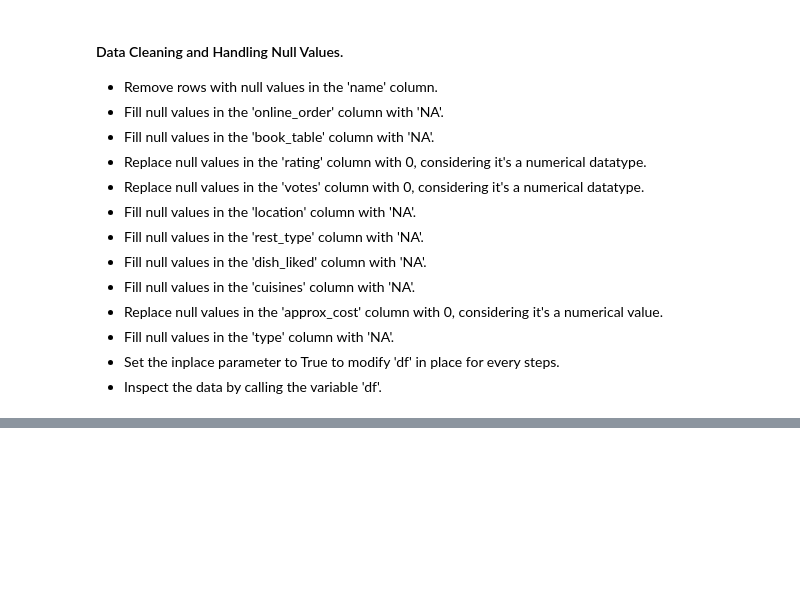
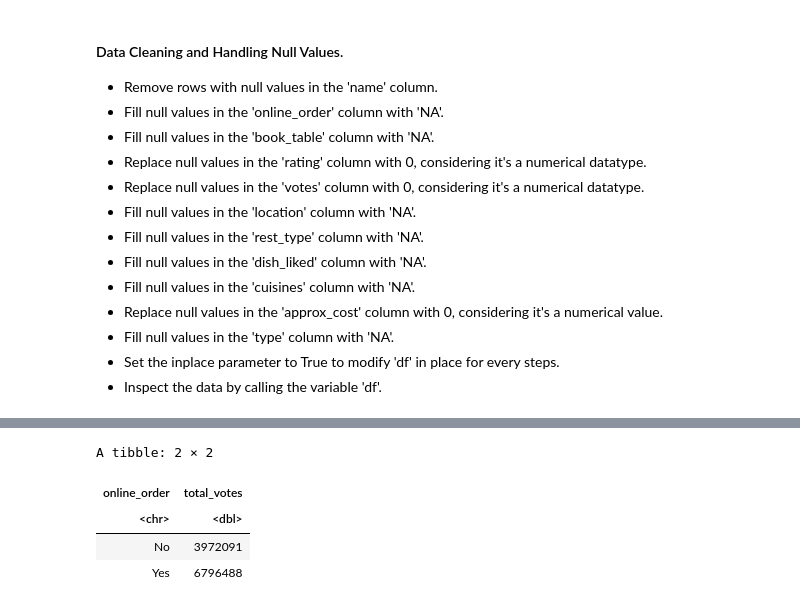
Before and after one commit to amithvardhan99/misc, a Jupyter notebook: Food Delivery App Data Analysis R/notebook.ipynb, the cells around one changed output, grey strips where cells are left out. Cells and saved outputs as stored; diff of their text form; code cells hidden in the pictures; blank space fills up the shorter version.

```diff
--- a/Food Delivery App Data Analysis R/notebook.ipynb
+++ b/Food Delivery App Data Analysis R/notebook.ipynb
@@ -61,0 +127,10 @@ for (i in names(df_3))
+# %%
+df_6[,"votes"] = as.double(df_6[,"votes"])
+total_votes = df_6 %>% group_by(online_order) %>% summarise(total_votes = sum(votes))
+total_votes
+# %% [output]
+A tibble: 2 × 2
+| online_order | total_votes |
+| <chr> | <dbl> |
+| No | 3972091 |
+| Yes | 6796488 |
```
Also changed, not shown: parts of 13 cells of this notebook, 1 other file.
